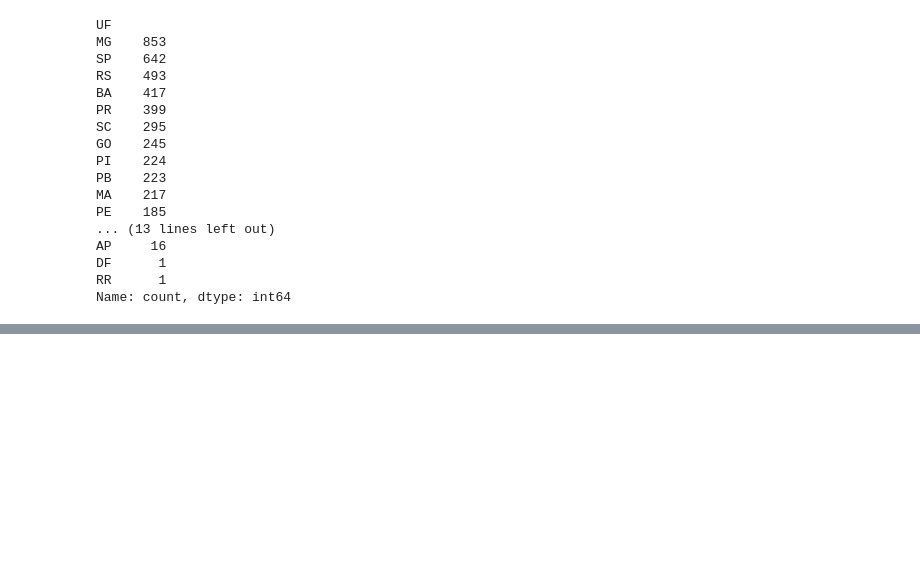
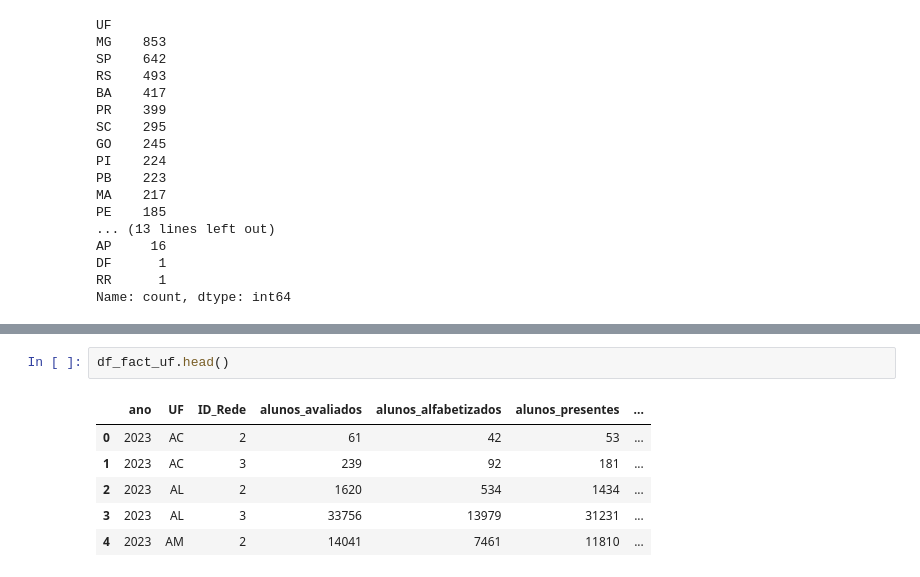
Before and after one commit to IcaroBedinotto-bed/tech-challenge-fase3, a Jupyter notebook: notebooks/01_explocarao_gold.ipynb, the cells around one changed output, grey strips where cells are left out. Drawn from its saved outputs; the diff is of its cells as text; blank space fills up the shorter version.

```diff
--- a/notebooks/01_explocarao_gold.ipynb
+++ b/notebooks/01_explocarao_gold.ipynb
@@ -85,0 +252,9 @@ Ao todo o Brasil possui 5.569 municípios, mas se imagina que nem todos possuem
+# %%
+df_fact_uf.head()
+# %% [output]
+|  | ano | UF | ID_Rede | alunos_avaliados | alunos_alfabetizados | alunos_presentes | ... |
+| 0 | 2023 | AC | 2 | 61 | 42 | 53 | ... |
+| 1 | 2023 | AC | 3 | 239 | 92 | 181 | ... |
+| 2 | 2023 | AL | 2 | 1620 | 534 | 1434 | ... |
+| 3 | 2023 | AL | 3 | 33756 | 13979 | 31231 | ... |
+| 4 | 2023 | AM | 2 | 14041 | 7461 | 11810 | ... |
```
Also changed, not shown: parts of 34 cells of this notebook, 3 other files.
